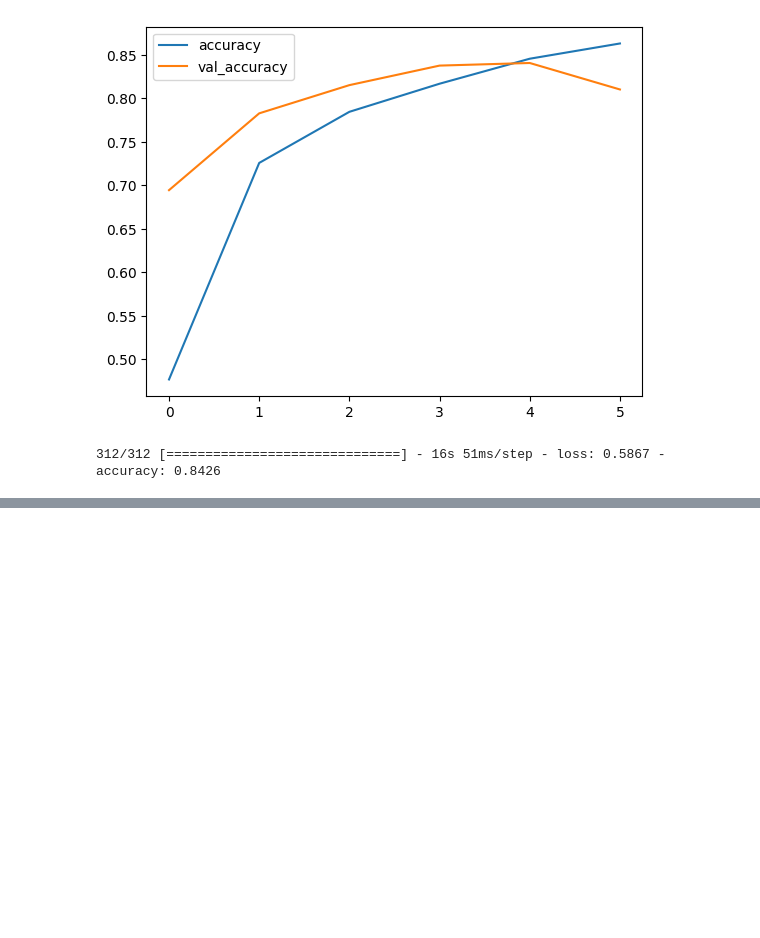
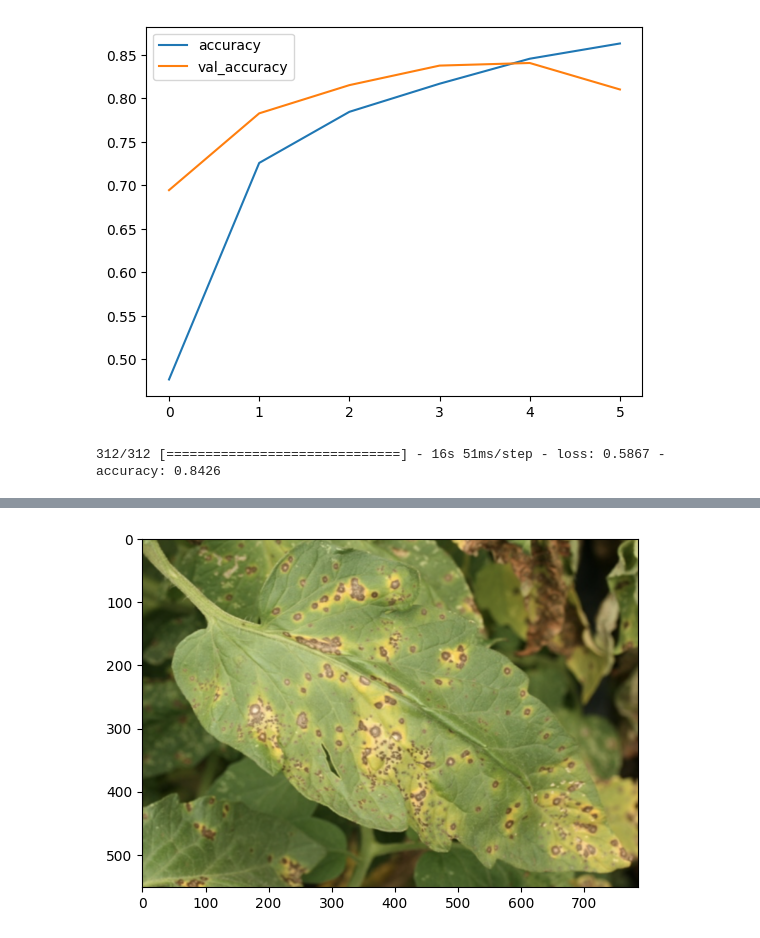
Before and after one commit to s4kh4rov/BMIL, a Jupyter notebook: lab2rpsmo.ipynb, the cells around one changed output, grey strips where cells are left out. Saved outputs shown, nothing was run; the diff lists cells and outputs as text; code cells hidden in the pictures; blank space fills up the shorter version.

```diff
--- a/lab2rpsmo.ipynb
+++ b/lab2rpsmo.ipynb
@@ -342,3 +342,28 @@ history_frame.loc[:,['accuracy','val_accuracy']].plot()
 result_test = classifier3.evaluate(test_ds)
 # %% [output]
 312/312 [==============================] - 16s 51ms/step - loss: 0.5867 - accuracy: 0.8426
+# %%
+from PIL import Image
+import numpy as np
+from matplotlib.pyplot import imshow
+model = load_model('/content/drive/MyDrive/rpsmo_lab2_models/romato_3_model.keras')
+# img_path = '/content/drive/MyDrive/rpsmo/tomatoTest/0012b9d2-2130-4a06-a834-b1f3af34f57e___RS_Erly.B 8389.JPG'
+# img_path = '/content/drive/MyDrive/rpsmo/tomatoTest/005a2c1f-4e15-49e4-9e5c-61dc3ecf9708___RS_Late.B 5096.JPG'
+# img_path = '/content/drive/MyDrive/rpsmo/tomatoTest/00bce074-967b-4d50-967a-31fdaa35e688___RS_HL 0223_flipTB.JPG'
+# img_path = '/content/drive/MyDrive/rpsmo/tomatoTest/014b58ae-091b-408a-ab4a-5a780cd1c3f3___GCREC_Bact.Sp 2971.JPG'
+# img_path = '/content/drive/MyDrive/rpsmo/tomatoTest/01933767-8827-4a46-b089-76b1d8397eb6___YLCV_GCREC 2539.JPG'
+
+img_path = '/content/drive/MyDrive/rpsmo/tomatoTest/late_blight.png'
+image = keras.utils.load_img(img_path,target_size=(IMG_SIZE, IMG_SIZE))
+input_arr = keras.utils.img_to_array(image)
+input_arr = np.array([input_arr])
+predictions = model.predict(input_arr)
+score = tf.nn.softmax(predictions[0])
+
+pil_image = Image.open(img_path)
+imshow(np.asarray(pil_image))
+print(
+    "Болезнь листа томата : {} "
+    .format(class_names[np.argmax(score)])
+)
+# %% [output]
@@ -344,0 +372 @@ result_test = classifier3.evaluate(test_ds)
+[figure, added]
```
Also changed, not shown: parts of 1 cell of this notebook.
